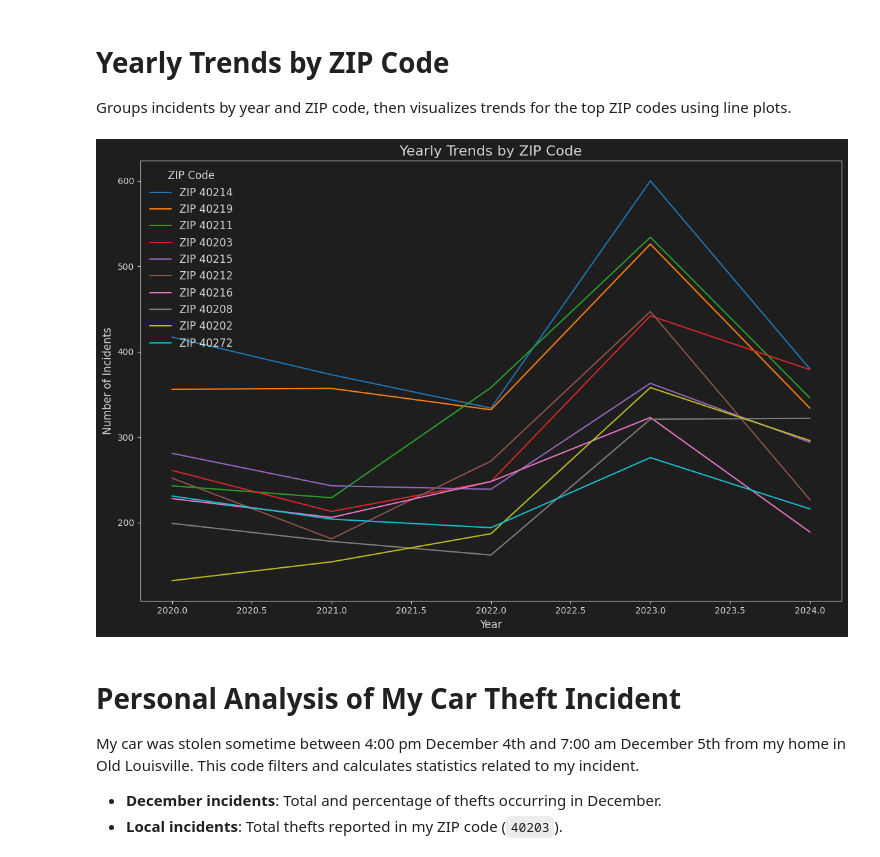
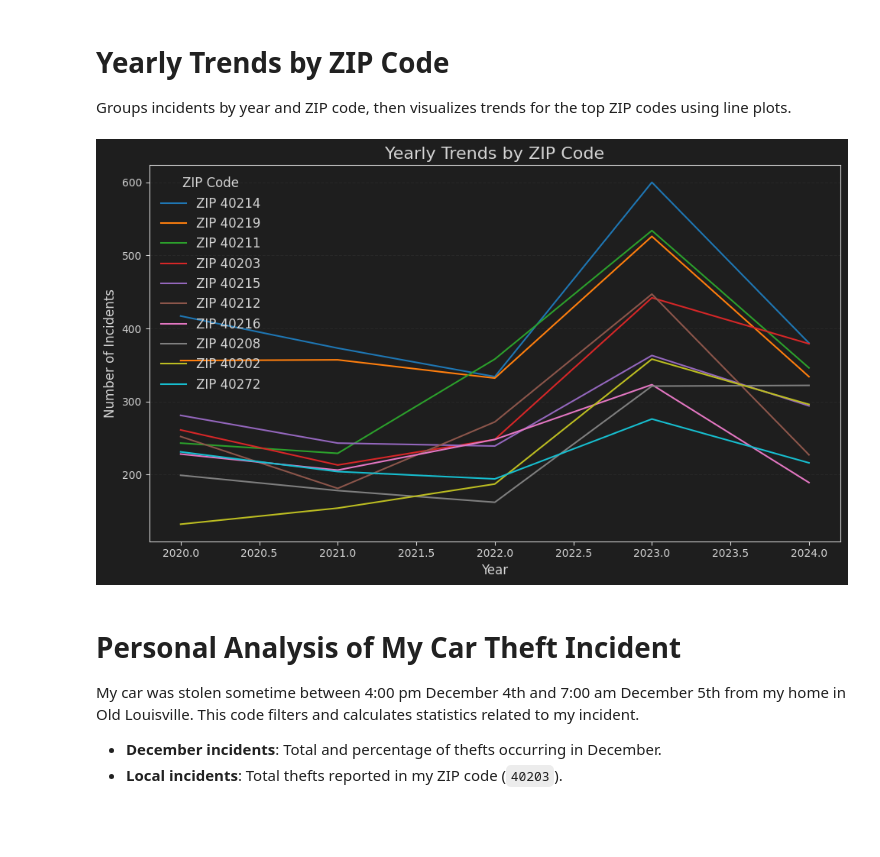
Before and after one commit to matthewlondon/Capstone, a Jupyter notebook: jupyter/exploration.ipynb, the cells around one changed output. Cells and saved outputs as stored; diff of their text form; code cells hidden in the pictures; blank space fills up the shorter version.

```diff
--- a/jupyter/exploration.ipynb
+++ b/jupyter/exploration.ipynb
@@ -172,29 +172,29 @@ Groups incidents by year and ZIP code, then visualizes trends for the top ZIP co
 # %%
 # Group by year and ZIP code
 yearly_zip_trends = cleaned_data.groupby(['year_reported', 'zip']).size().unstack(fill_value=0)
 
 # Line plot for selected ZIP codes
 top_zip_codes = theft_by_zip.index  # Use top ZIP codes from previous analysis
-plt.figure(figsize=(12, 8))
+plt.figure(figsize=FIGURE_SIZE)
 for zip_code in top_zip_codes:
     plt.plot(
         yearly_zip_trends.index,
         yearly_zip_trends[zip_code],
         label=f"ZIP {zip_code}"
     )
 
 # Customize the plot
 plt.title("Yearly Trends by ZIP Code", fontsize=FONT_SIZES['title'])
 plt.xlabel("Year", fontsize=FONT_SIZES['axes'])
 plt.ylabel("Number of Incidents", fontsize=FONT_SIZES['axes'])
 plt.xticks(fontsize=FONT_SIZES['ticks'])
 plt.yticks(fontsize=FONT_SIZES['ticks'])
 plt.grid(axis='y', color=COLORS['grid'], linestyle='--', alpha=0.7)
 plt.legend(title="ZIP Code", fontsize=FONT_SIZES['axes'])
 plt.tight_layout()
 plt.show()
 # %% [output]
-[figure, old version]
+[figure, new version]
 # %% [markdown]
 # Personal Analysis of My Car Theft Incident
 My car was stolen sometime between 4:00 pm December 4th and 7:00 am December 5th from my home in Old Louisville.
```
Also changed, not shown: parts of 7 cells of this notebook, 2 other files.
